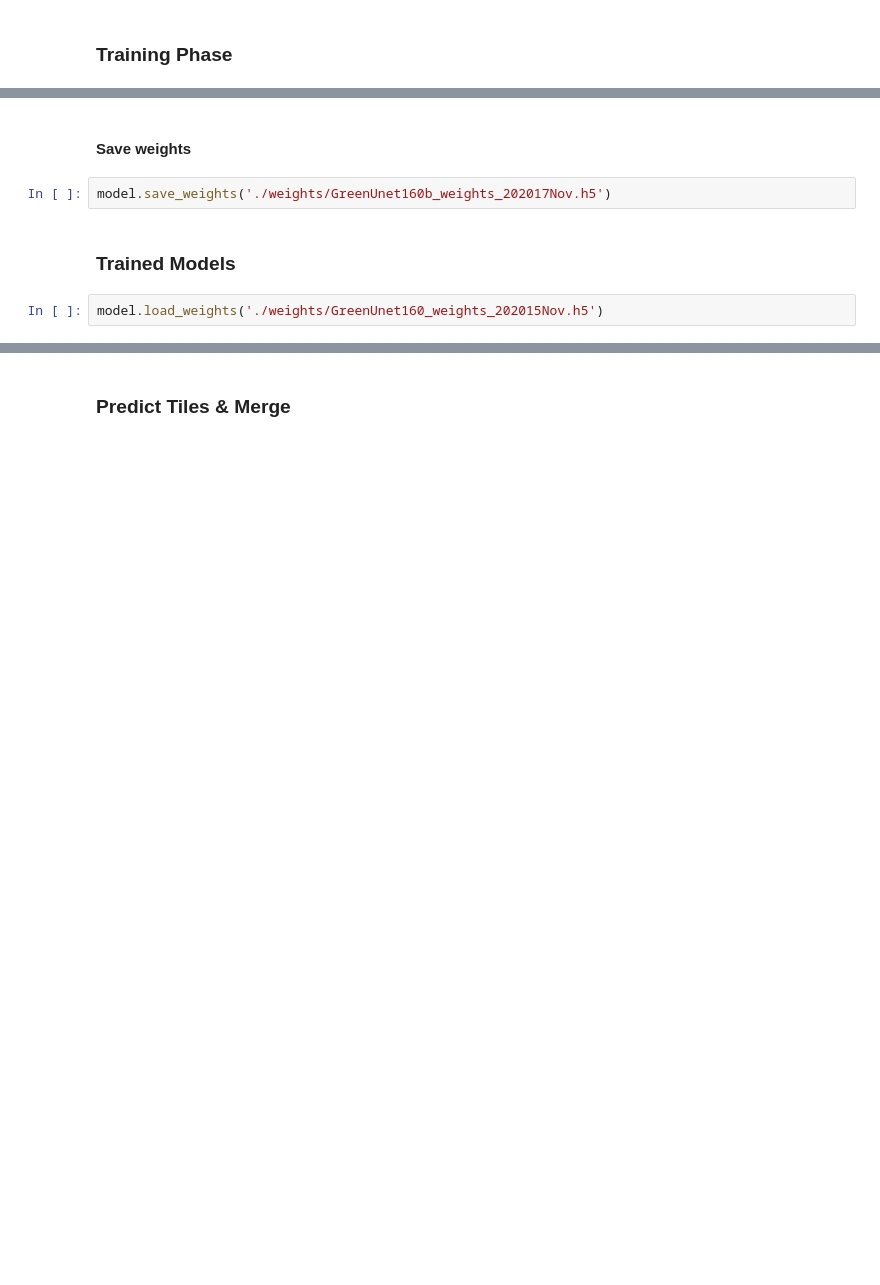
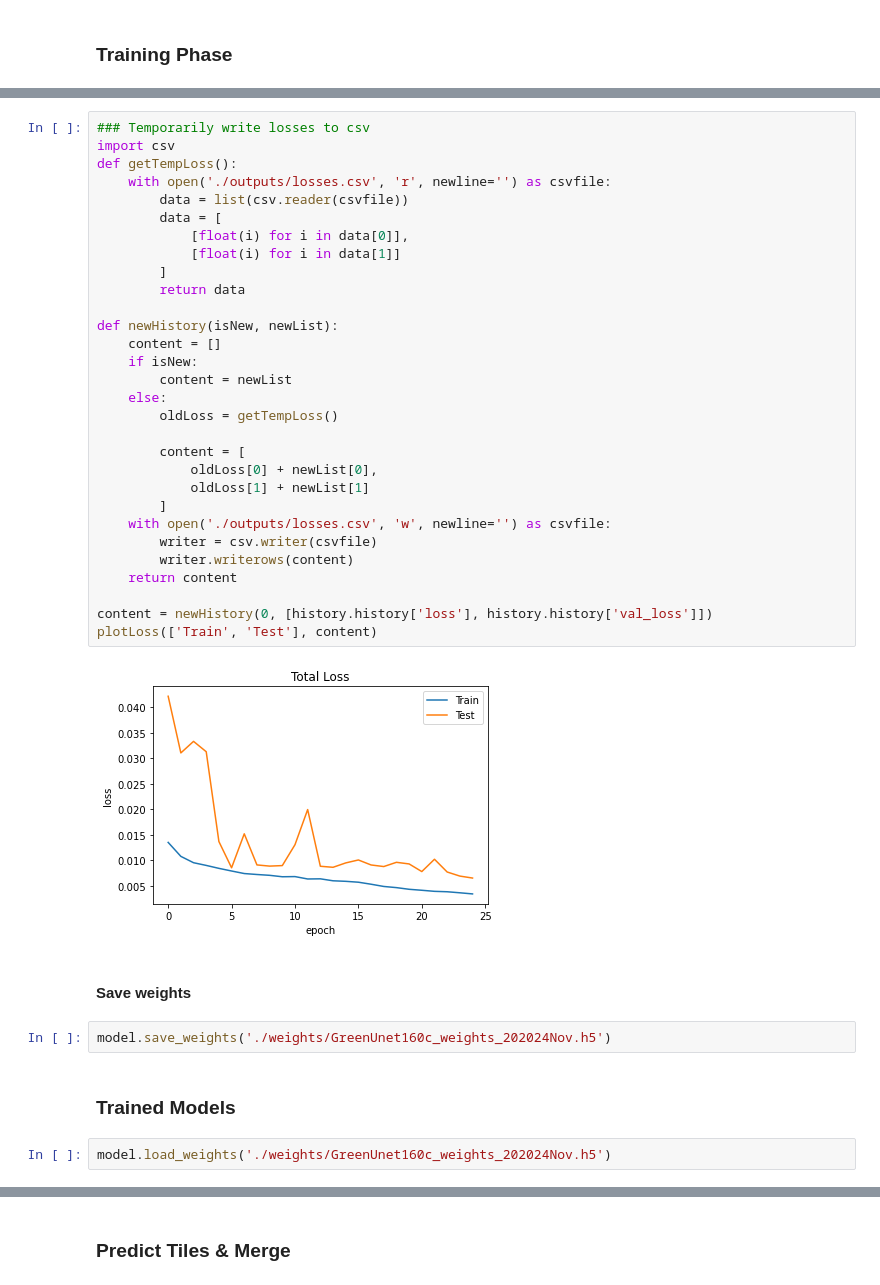
Before and after one commit to tmydali/Spectral_Registration, a Jupyter notebook: GreenGenerator.ipynb, the cells around one changed output, grey strips where cells are left out. Cells and saved outputs as stored; diff of their text form; blank space fills up the shorter version.

```diff
--- a/GreenGenerator.ipynb
+++ b/GreenGenerator.ipynb
@@ -82,9 +70,41 @@ NameError: name 'history' is not defined
+# %%
+### Temporarily write losses to csv
+import csv
+def getTempLoss():
+    with open('./outputs/losses.csv', 'r', newline='') as csvfile:
+        data = list(csv.reader(csvfile))
+        data = [
+            [float(i) for i in data[0]],
+            [float(i) for i in data[1]]
+        ]
+        return data
+
+def newHistory(isNew, newList):
+    content = []
+    if isNew:
+        content = newList
+    else:
+        oldLoss = getTempLoss()
+
+        content = [
+            oldLoss[0] + newList[0],
+            oldLoss[1] + newList[1]
+        ]
+    with open('./outputs/losses.csv', 'w', newline='') as csvfile:
+        writer = csv.writer(csvfile)
+        writer.writerows(content)
+    return content
+
+content = newHistory(0, [history.history['loss'], history.history['val_loss']])
+plotLoss(['Train', 'Test'], content)
+# %% [output]
+[figure, added]
 # %% [markdown]
 #### Save weights
 # %%
-model.save_weights('./weights/GreenUnet160b_weights_202017Nov.h5')
+model.save_weights('./weights/GreenUnet160c_weights_202024Nov.h5')
 # %% [markdown]
 ### Trained Models
 # %%
-model.load_weights('./weights/GreenUnet160_weights_202015Nov.h5')
+model.load_weights('./weights/GreenUnet160c_weights_202024Nov.h5')
 # %%
```
Also changed, not shown: parts of 8 cells of this notebook, 4 other files.
